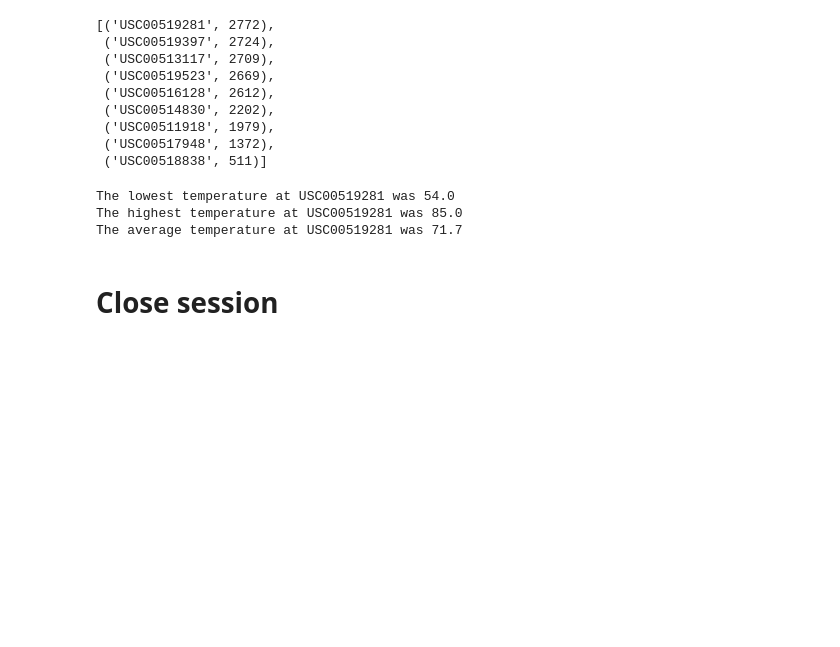
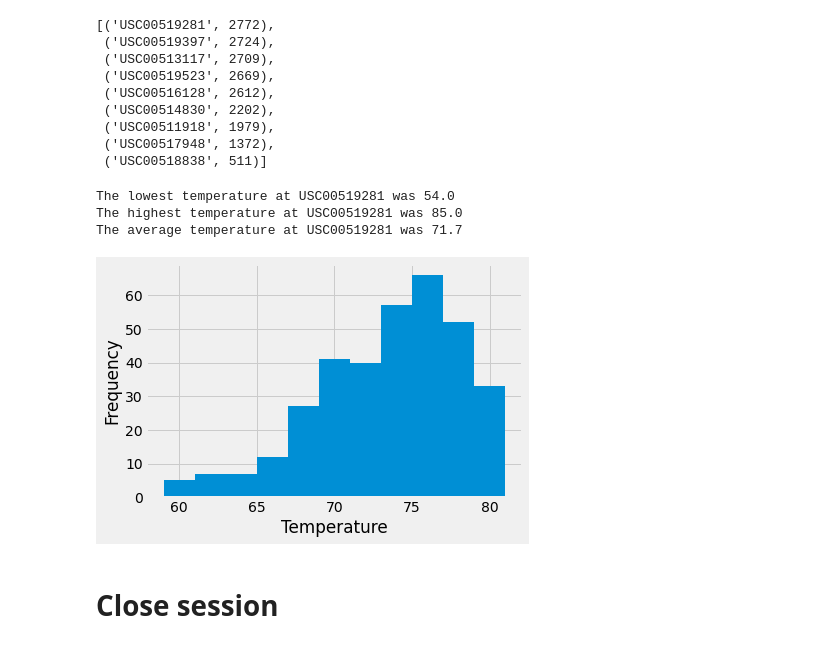
Before and after one commit to rileyfritz/sql-alchemy, a Jupyter notebook: climate.ipynb, the cells around one changed output. Cells and saved outputs as stored; diff of their text form; code cells hidden in the pictures; blank space fills up the shorter version.

```diff
--- a/climate.ipynb
+++ b/climate.ipynb
@@ -169,14 +170,33 @@ The average temperature at USC00519281 was 71.7
 # Using the most active station id
 # Query the last 12 months of temperature observation data for this station and plot the results as a histogram
 
-active_station_data = session.query(Measurement.date).filter().order_by(Measurement.date.desc()).all()
-most_recent = date_results[0][0]
-most_recent_dt = dt.datetime.strptime(most_recent, '%Y-%m-%d')
+active_station_data = session.query(Measurement.date).filter(Measurement.station == active_stations[0][0]).order_by(Measurement.date.desc()).all()
+active_most_recent = active_station_data[0][0]
+active_most_recent_dt = dt.datetime.strptime(most_recent, '%Y-%m-%d')
 
 # Calculate the date one year from the last date in data set.
 
-one_year_prior = most_recent_dt - dt.timedelta(days=365)
-# one_year_prior
+active_one_year_prior = active_most_recent_dt - dt.timedelta(days=365)
+
+
+# Query last 12 months for most active station
+active_station_data = session.query(Measurement.tobs).filter(Measurement.station == active_stations[0][0]).\
+        filter(Measurement.date >= active_one_year_prior).all()
+# %%
+# Plot on historgram
+
+# Putting into DF to find max and min
+active_df = pd.DataFrame(active_station_data)
+# active_df['tobs'].max() ------ MAX: 83
+# active_df['tobs'].min() ------ MIN: 59
+
+bins = [59, 61, 63, 65, 67, 69, 71, 73, 75, 77, 79, 81]
+plt.hist(active_df['tobs'], bins=bins)
+plt.xlabel('Temperature')
+plt.ylabel('Frequency')
+plt.show()
+# %% [output]
+[figure, added]
 # %% [markdown]
 # Close session
 # %%
```
Also changed, not shown: parts of 2 cells of this notebook.
